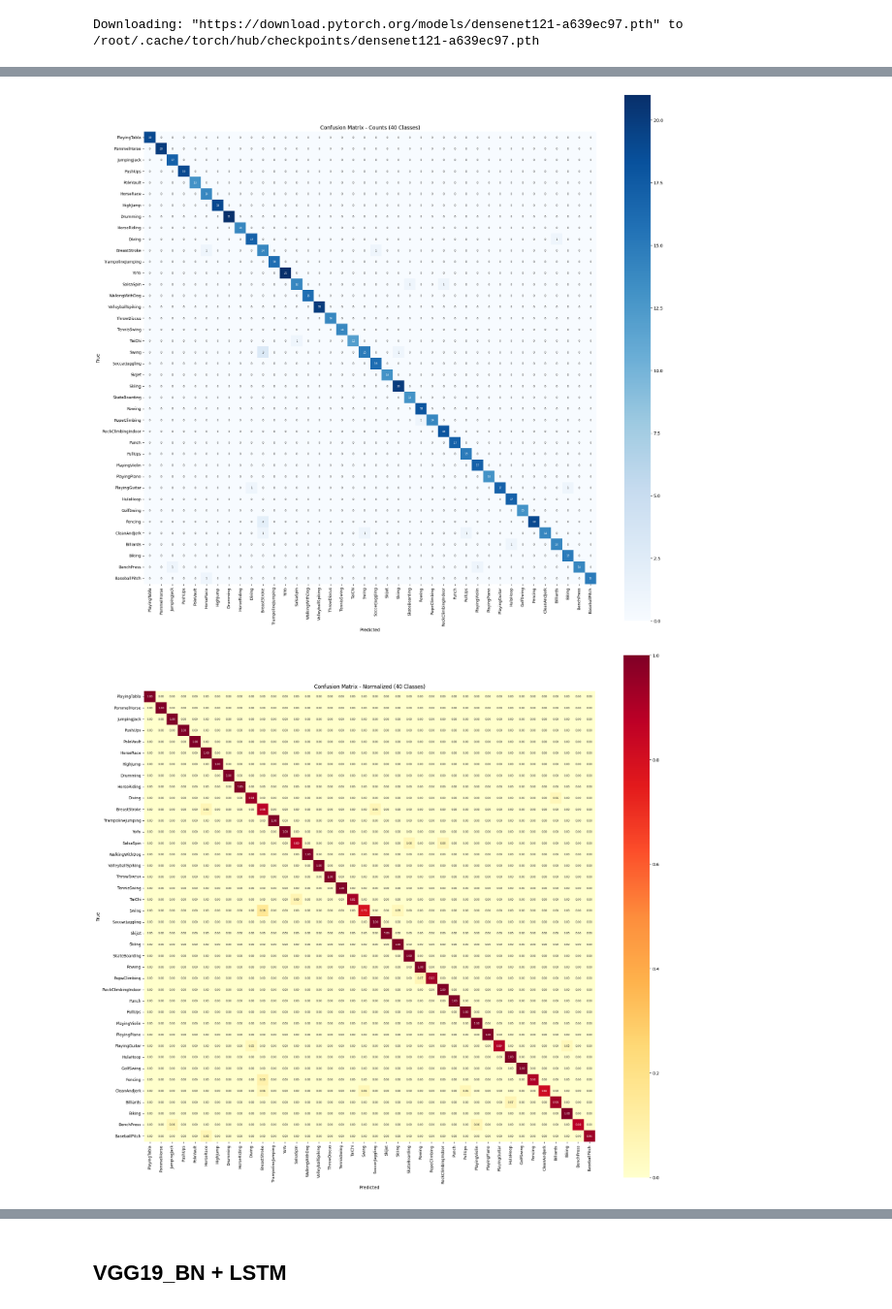
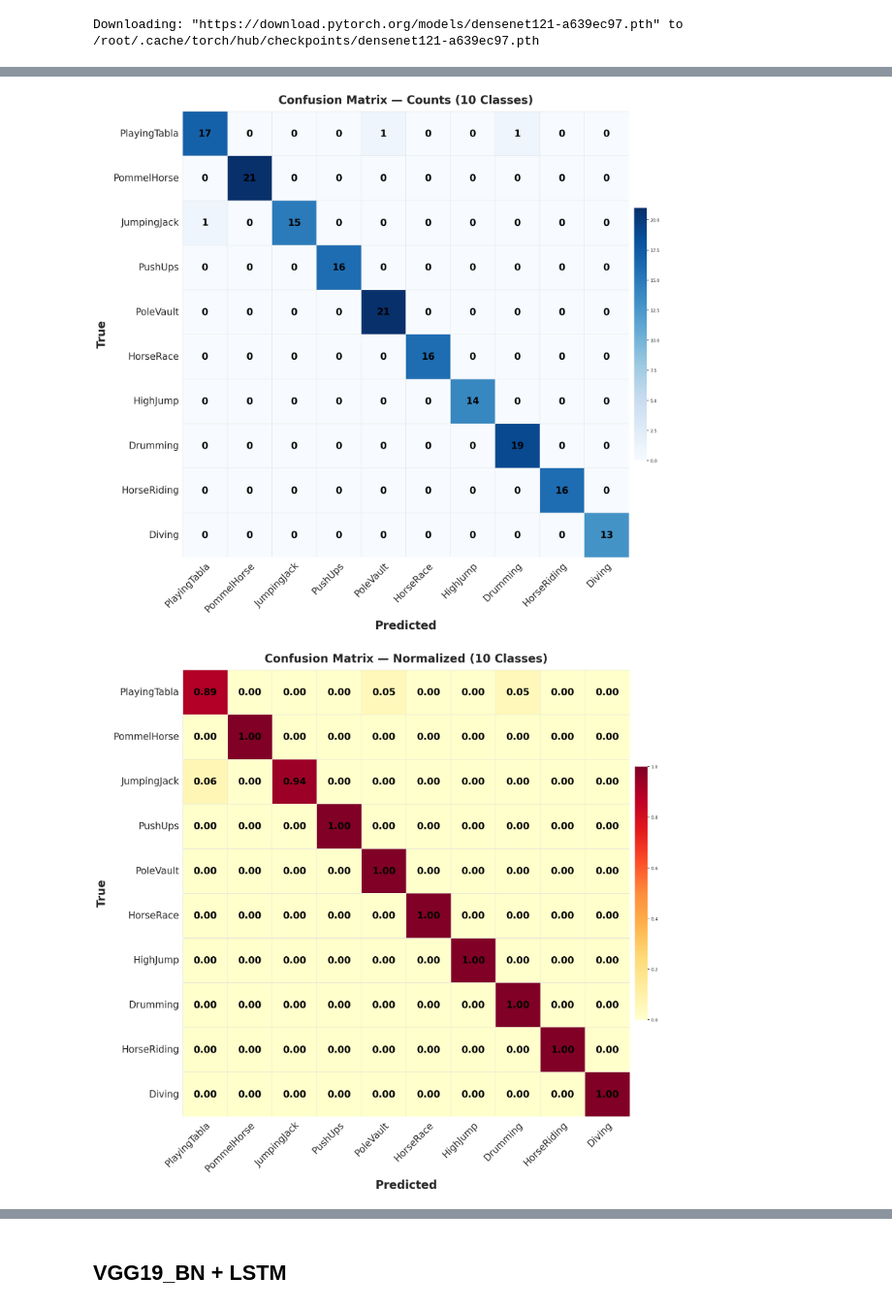
Before and after one commit to silvergjeka22/Unified-Lifelong-Action-Learning, a Jupyter notebook: notebooks/APAI_cnn_backbone.ipynb, the cells around one changed output, grey strips where cells are left out. Shown at 97% size. Saved outputs shown, nothing was run; the diff lists cells and outputs as text; code cells hidden in the pictures.

```diff
--- a/notebooks/APAI_cnn_backbone.ipynb
+++ b/notebooks/APAI_cnn_backbone.ipynb
@@ -400,24 +111,20 @@ class UCF101Clips(Dataset):
 # %%
-# Device
-device = torch.device("cuda" if torch.cuda.is_available() else "cpu")
-print("Using device:", device)
+# datasets and loaders
+CLASSES_LIST = SELECTED_CLASSES
+num_classes  = len(CLASSES_LIST)
 
-# classes len
-CLASSES_LIST = SELECTED_CLASSES
-num_classes = len(CLASSES_LIST)
-batch_size = 4
+train_dataset = UCF101Clips(OUTPUT_ROOT, split="train")
+val_dataset   = UCF101Clips(OUTPUT_ROOT, split="val")
+test_dataset  = UCF101Clips(OUTPUT_ROOT, split="test")
 
-# datasets
-train_dataset = UCF101Clips("./UCF101/processed_data", split="train")
-val_dataset   = UCF101Clips("./UCF101/processed_data", split="val")
-test_dataset  = UCF101Clips("./UCF101/processed_data", split="test")
+train_loader = torch.utils.data.DataLoader(train_dataset, batch_size=BATCH_SIZE, shuffle=True,  num_workers=2)
+val_loader   = torch.utils.data.DataLoader(val_dataset,   batch_size=BATCH_SIZE, shuffle=False, num_workers=2)
+test_loader  = torch.utils.data.DataLoader(test_dataset,  batch_size=BATCH_SIZE, shuffle=False, num_workers=2)
 
-train_loader = torch.utils.data.DataLoader(train_dataset, batch_size=batch_size, shuffle=True, num_workers=2)
-val_loader   = torch.utils.data.DataLoader(val_dataset, batch_size=batch_size, shuffle=False, num_workers=2)
-test_loader  = torch.utils.data.DataLoader(test_dataset, batch_size=batch_size, shuffle=False, num_workers=2)
-
+# check and visualize
 for clips, labels in train_loader:
-    print(clips.shape)  # [B, T, C, H, W]
-    print(labels.shape) # [B]
+    print(clips.shape)   # [B, T, C, H, W]
+    print(labels.shape)  # [B]
+    UCF101Clips.show_frame(clips, labels)
     break
 # %% [output]
@@ -913,4 +334,4 @@ class DenseNet121_LSTM(nn.Module):
 # %%
-model = DenseNet121_LSTM().to(device)
+model = DenseNet121LSTM().to(device)
 # %% [output]
 Downloading: "https://download.pytorch.org/models/densenet121-a639ec97.pth" to /root/.cache/torch/hub/checkpoints/densenet121-a639ec97.pth
@@ -952,7 +385,7 @@ plot_training_results(results)
 # %%
-plot_confusion_matrix(all_labels, all_preds, num_classes=40, classes_list=CLASSES_LIST)
+plot_confusion_matrix(all_labels, all_preds, num_classes=10, classes_list=CLASSES_LIST)
 # %% [output]
-[figure, old version]
+[figure, new version]
-[figure, old version]
+[figure, new version]
 # %%
 # print detailed metrics
```
Also changed, not shown: parts of 74 cells of this notebook, 4 other files.
